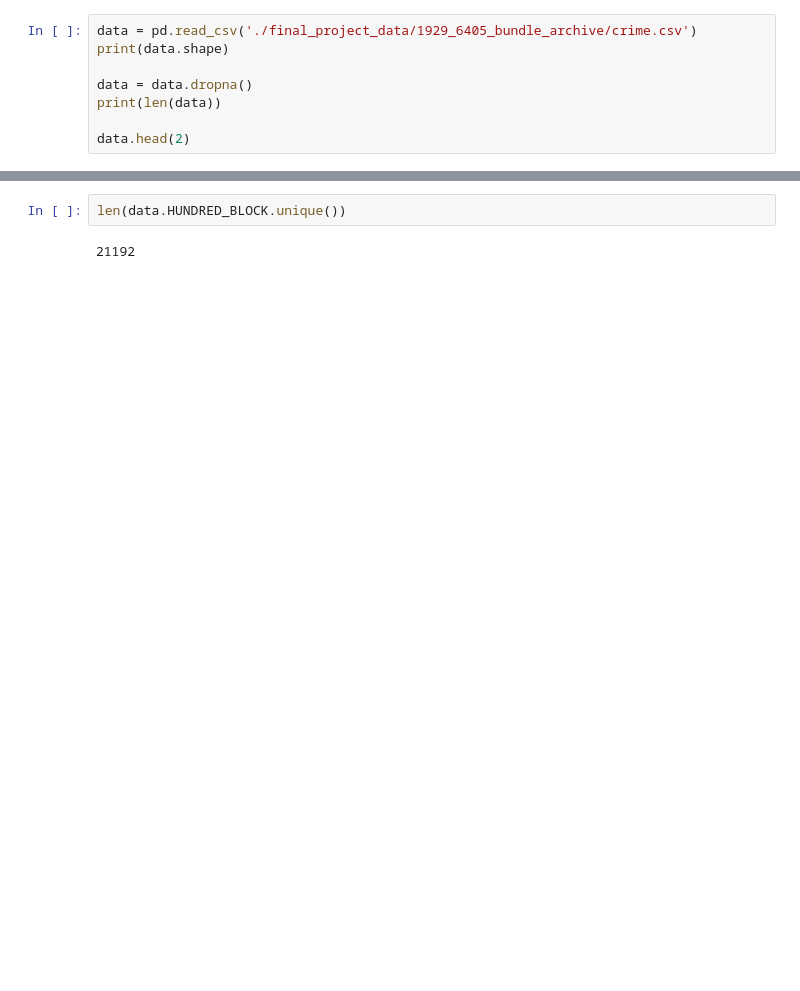
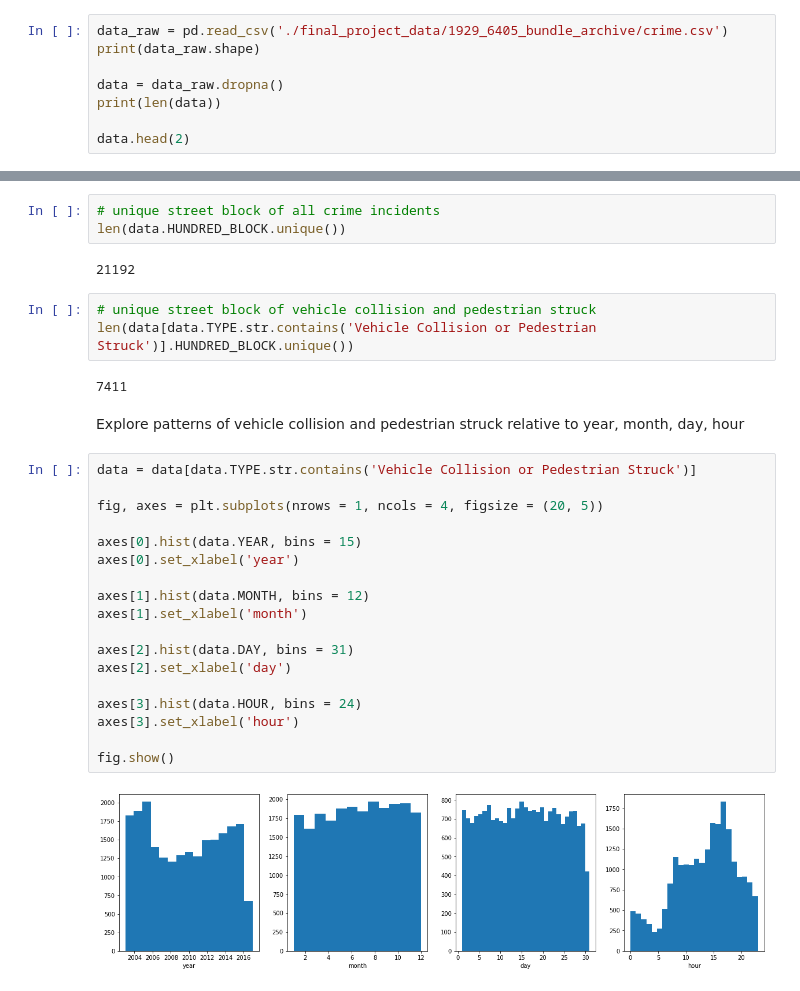
Before and after one commit to ornwipa/bike_theft_pattern, a Jupyter notebook: final project.ipynb, the cells around one changed output, grey strips where cells are left out. Drawn from its saved outputs; the diff is of its cells as text; blank space fills up the shorter version.

Commit message:
changed to collision, finished eda

```diff
--- a/final project.ipynb
+++ b/final project.ipynb
@@ -15,10 +19,10 @@ import folium
 from folium import Circle, Marker
 from folium.plugins import HeatMap, MarkerCluster
 # %%
-data = pd.read_csv('./final_project_data/1929_6405_bundle_archive/crime.csv')
-print(data.shape)
+data_raw = pd.read_csv('./final_project_data/1929_6405_bundle_archive/crime.csv')
+print(data_raw.shape)
 
-data = data.dropna()
+data = data_raw.dropna()
 print(len(data))
 
 data.head(2)
@@ -54,4 +78,32 @@ array(['Strathcona', 'Kerrisdale', 'Dunbar-Southlands',
-# %%
-len(data.HUNDRED_BLOCK.unique())
-# %% [output]
-21192
+# %%
+# unique street block of all crime incidents
+len(data.HUNDRED_BLOCK.unique())
+# %% [output]
+21192
+# %%
+# unique street block of vehicle collision and pedestrian struck
+len(data[data.TYPE.str.contains('Vehicle Collision or Pedestrian Struck')].HUNDRED_BLOCK.unique())
+# %% [output]
+7411
+# %% [markdown]
+Explore patterns of vehicle collision and pedestrian struck relative to year, month, day, hour
+# %%
+data = data[data.TYPE.str.contains('Vehicle Collision or Pedestrian Struck')]
+
+fig, axes = plt.subplots(nrows = 1, ncols = 4, figsize = (20, 5))
+
+axes[0].hist(data.YEAR, bins = 15)
+axes[0].set_xlabel('year')
+
+axes[1].hist(data.MONTH, bins = 12)
+axes[1].set_xlabel('month')
+
+axes[2].hist(data.DAY, bins = 31)
+axes[2].set_xlabel('day')
+
+axes[3].hist(data.HOUR, bins = 24)
+axes[3].set_xlabel('hour')
+
+fig.show()
+# %% [output]
+[figure, added]
```
Also changed, not shown: parts of 16 cells of this notebook.
